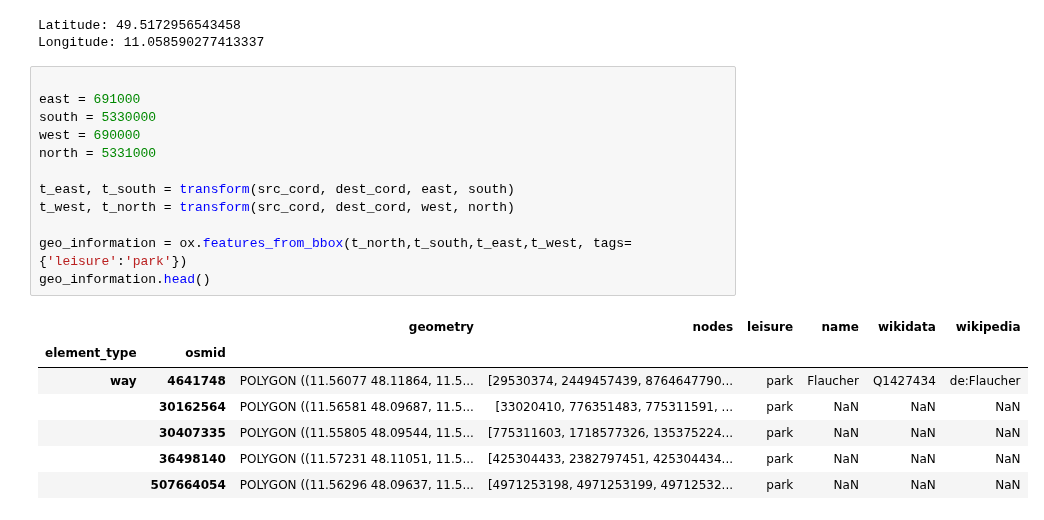
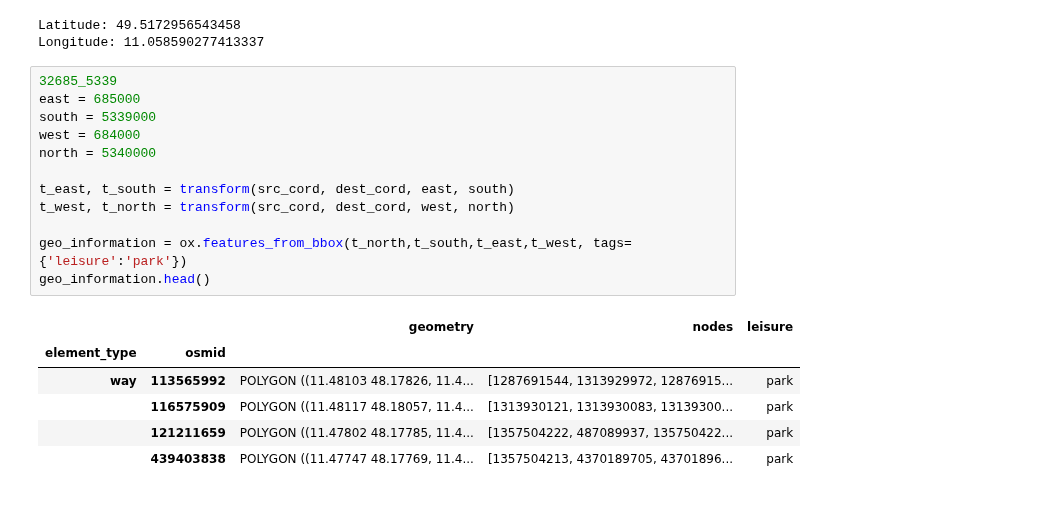
Before and after one commit to kleenman/tds_capstone, a Jupyter notebook: osmnx_test.ipynb, the cells around one changed output. Saved outputs shown, nothing was run; the diff lists cells and outputs as text.

```diff
--- a/osmnx_test.ipynb
+++ b/osmnx_test.ipynb
@@ -39,25 +39,24 @@ print(f'Latitude: {lat}\nLongitude: {lon}')
 Latitude: 49.5172956543458
 Longitude: 11.058590277413337
 # %%
-
-east = 691000
-south = 5330000
-west = 690000
-north = 5331000
+32685_5339
+east = 685000
+south = 5339000
+west = 684000
+north = 5340000
 
 t_east, t_south = transform(src_cord, dest_cord, east, south)
 t_west, t_north = transform(src_cord, dest_cord, west, north)
 
 geo_information = ox.features_from_bbox(t_north,t_south,t_east,t_west, tags={'leisure':'park'})
 geo_information.head()
 # %% [output]
-|  |  | geometry | nodes | leisure | name | wikidata | wikipedia |
-| element_type | osmid |  |  |  |  |  |  |
-| way | 4641748 | POLYGON ((11.56077 48.11864, 11.5... | [29530374, 2449457439, 8764647790... | park | Flaucher | Q1427434 | de:Flaucher |
-|  | 30162564 | POLYGON ((11.56581 48.09687, 11.5... | [33020410, 776351483, 775311591, ... | park | NaN | NaN | NaN |
-|  | 30407335 | POLYGON ((11.55805 48.09544, 11.5... | [775311603, 1718577326, 135375224... | park | NaN | NaN | NaN |
-|  | 36498140 | POLYGON ((11.57231 48.11051, 11.5... | [425304433, 2382797451, 425304434... | park | NaN | NaN | NaN |
-|  | 507664054 | POLYGON ((11.56296 48.09637, 11.5... | [4971253198, 4971253199, 49712532... | park | NaN | NaN | NaN |
+|  |  | geometry | nodes | leisure |
+| element_type | osmid |  |  |  |
+| way | 113565992 | POLYGON ((11.48103 48.17826, 11.4... | [1287691544, 1313929972, 12876915... | park |
+|  | 116575909 | POLYGON ((11.48117 48.18057, 11.4... | [1313930121, 1313930083, 13139300... | park |
+|  | 121211659 | POLYGON ((11.47802 48.17785, 11.4... | [1357504222, 487089937, 135750422... | park |
+|  | 439403838 | POLYGON ((11.47747 48.17769, 11.4... | [1357504213, 4370189705, 43701896... | park |
 # %%
 geo_information.plot()
 # %% [output]
```
Also changed, not shown: parts of 1 cell of this notebook.
